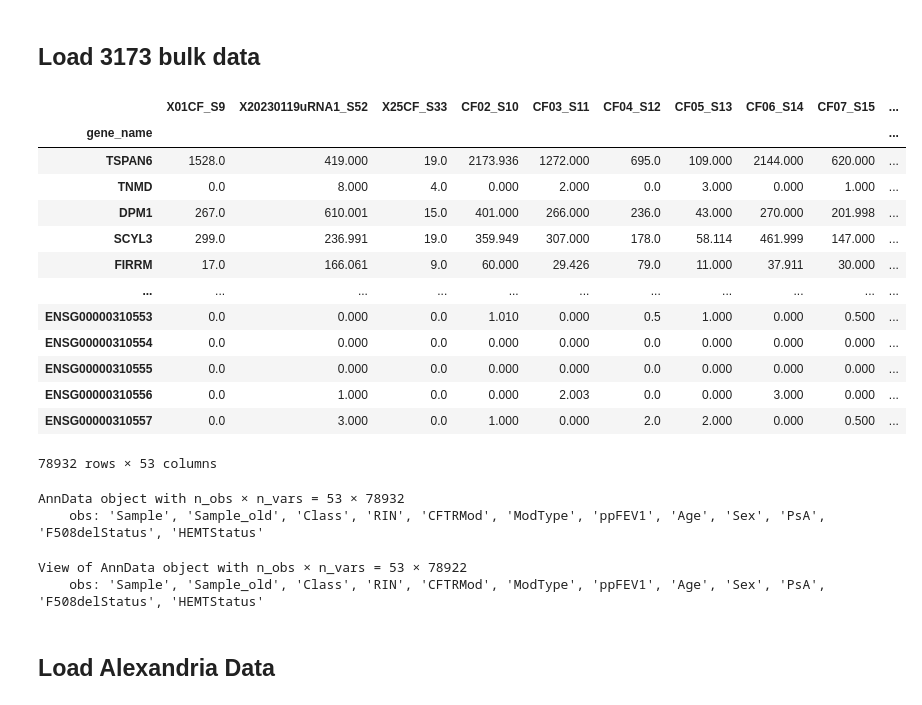
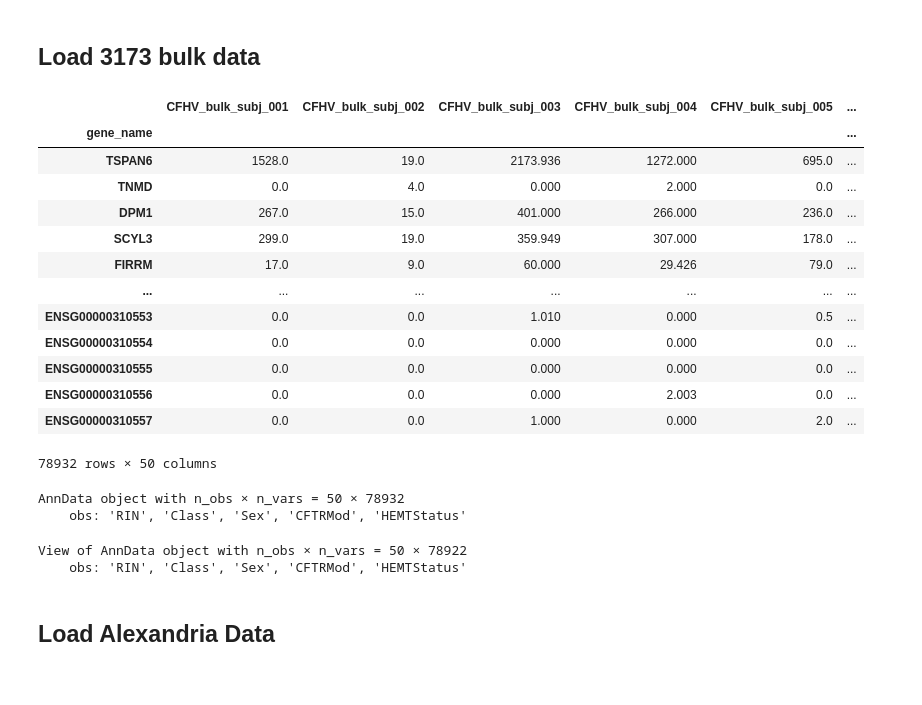
Before and after one commit to tcyb/Cybulski_et_al_2025, a Jupyter notebook: notebooks/08bulk_autogenes.ipynb, the cells around one changed output. Cells and saved outputs as stored; diff of their text form; code cells hidden in the pictures.

```diff
--- a/notebooks/08bulk_autogenes.ipynb
+++ b/notebooks/08bulk_autogenes.ipynb
@@ -57,47 +57,40 @@ def normalize_proportions(data,copy):
 # %% [markdown]
 ## Load 3173 bulk data
 # %%
-DATA_DIR = '../../data/03CF_3173'
-SALMON_DIR = f'{DATA_DIR}/nf_rnaseq_grch38_v113_out/star_salmon'
+CFHV_DATA_DIR = '/home/trc891/projects/cyb/pubs/Cybulski_et_al_2025/data/cfhv_bulk'
+cfhv_demo = pd.read_csv(f'{CFHV_DATA_DIR}/cfhv_bulk_samplesheet.csv')
+tx2gene = pd.read_csv(f'{CFHV_DATA_DIR}/salmon_tx2gene.tsv', sep='\t', names=["TXNAME", "GENEID", "GENENAME"])
 
-nextflow_samples = pd.read_csv(f'{DATA_DIR}/samplesheet.csv')
-demo = pd.read_csv(f'{DATA_DIR}/3173_samples_20240913.csv')
-tx2gene = pd.read_csv(f'{SALMON_DIR}/salmon_tx2gene.tsv', sep='\t', names=["TXNAME", "GENEID", "GENENAME"])
+cfhv_ct_df = pd.read_csv(f'{CFHV_DATA_DIR}/cfhv_bulk.salmon.merged.gene_counts.tsv', sep='\t', index_col=0)
+del cfhv_ct_df['gene_id']
 
-ct_df = pd.read_csv(f'{SALMON_DIR}/salmon.merged.gene_counts.tsv', sep='\t', index_col=1)
-#ct_df = pd.read_csv(f'{SALMON_DIR}/salmon.merged.gene_counts_scaled.tsv', sep='\t', index_col=1)
-
-del ct_df['gene_id']
-
-demo['SampleID'] = ['X{}'.format(x) if x[0].isnumeric() else x for x in demo['SampleID']]
-
-bulk_ds = sc.AnnData(X=ct_df.T, obs=demo.set_index('SampleID'))
+cfhv_bulk_ds = sc.AnnData(X=cfhv_ct_df.T, obs=cfhv_demo.set_index('GEO_ID'))
 # %%
-ct_df
+cfhv_ct_df
 # %% [output]
-|  | X01CF_S9 | X20230119uRNA1_S52 | X25CF_S33 | CF02_S10 | CF03_S11 | CF04_S12 | CF05_S13 | CF06_S14 | CF07_S15 | ... |
-| gene_name |  |  |  |  |  |  |  |  |  | ... |
-| TSPAN6 | 1528.0 | 419.000 | 19.0 | 2173.936 | 1272.000 | 695.0 | 109.000 | 2144.000 | 620.000 | ... |
-| TNMD | 0.0 | 8.000 | 4.0 | 0.000 | 2.000 | 0.0 | 3.000 | 0.000 | 1.000 | ... |
-| DPM1 | 267.0 | 610.001 | 15.0 | 401.000 | 266.000 | 236.0 | 43.000 | 270.000 | 201.998 | ... |
-| SCYL3 | 299.0 | 236.991 | 19.0 | 359.949 | 307.000 | 178.0 | 58.114 | 461.999 | 147.000 | ... |
-| FIRRM | 17.0 | 166.061 | 9.0 | 60.000 | 29.426 | 79.0 | 11.000 | 37.911 | 30.000 | ... |
-| ... | ... | ... | ... | ... | ... | ... | ... | ... | ... | ... |
-| ENSG00000310553 | 0.0 | 0.000 | 0.0 | 1.010 | 0.000 | 0.5 | 1.000 | 0.000 | 0.500 | ... |
-| ENSG00000310554 | 0.0 | 0.000 | 0.0 | 0.000 | 0.000 | 0.0 | 0.000 | 0.000 | 0.000 | ... |
-| ENSG00000310555 | 0.0 | 0.000 | 0.0 | 0.000 | 0.000 | 0.0 | 0.000 | 0.000 | 0.000 | ... |
-| ENSG00000310556 | 0.0 | 1.000 | 0.0 | 0.000 | 2.003 | 0.0 | 0.000 | 3.000 | 0.000 | ... |
-| ENSG00000310557 | 0.0 | 3.000 | 0.0 | 1.000 | 0.000 | 2.0 | 2.000 | 0.000 | 0.500 | ... |
+|  | CFHV_bulk_subj_001 | CFHV_bulk_subj_002 | CFHV_bulk_subj_003 | CFHV_bulk_subj_004 | CFHV_bulk_subj_005 | ... |
+| gene_name |  |  |  |  |  | ... |
+| TSPAN6 | 1528.0 | 19.0 | 2173.936 | 1272.000 | 695.0 | ... |
+| TNMD | 0.0 | 4.0 | 0.000 | 2.000 | 0.0 | ... |
+| DPM1 | 267.0 | 15.0 | 401.000 | 266.000 | 236.0 | ... |
+| SCYL3 | 299.0 | 19.0 | 359.949 | 307.000 | 178.0 | ... |
+| FIRRM | 17.0 | 9.0 | 60.000 | 29.426 | 79.0 | ... |
+| ... | ... | ... | ... | ... | ... | ... |
+| ENSG00000310553 | 0.0 | 0.0 | 1.010 | 0.000 | 0.5 | ... |
+| ENSG00000310554 | 0.0 | 0.0 | 0.000 | 0.000 | 0.0 | ... |
+| ENSG00000310555 | 0.0 | 0.0 | 0.000 | 0.000 | 0.0 | ... |
+| ENSG00000310556 | 0.0 | 0.0 | 0.000 | 2.003 | 0.0 | ... |
+| ENSG00000310557 | 0.0 | 0.0 | 1.000 | 0.000 | 2.0 | ... |
-78932 rows × 53 columns
+78932 rows × 50 columns
 # %%
-bulk_ds
+cfhv_bulk_ds
 # %% [output]
-AnnData object with n_obs × n_vars = 53 × 78932
-    obs: 'Sample', 'Sample_old', 'Class', 'RIN', 'CFTRMod', 'ModType', 'ppFEV1', 'Age', 'Sex', 'PsA', 'F508delStatus', 'HEMTStatus'
+AnnData object with n_obs × n_vars = 50 × 78932
+    obs: 'RIN', 'Class', 'Sex', 'CFTRMod', 'HEMTStatus'
 # %%
-bulk_ds.var_names_make_unique()
-bulk_ds = removeReplicas(bulk_ds) # this takes a while...
+cfhv_bulk_ds.var_names_make_unique()
+cfhv_bulk_ds = removeReplicas(cfhv_bulk_ds) # this takes a while...
 # %% [output]
-View of AnnData object with n_obs × n_vars = 53 × 78922
-    obs: 'Sample', 'Sample_old', 'Class', 'RIN', 'CFTRMod', 'ModType', 'ppFEV1', 'Age', 'Sex', 'PsA', 'F508delStatus', 'HEMTStatus'
+View of AnnData object with n_obs × n_vars = 50 × 78922
+    obs: 'RIN', 'Class', 'Sex', 'CFTRMod', 'HEMTStatus'
 # %%
```
Also changed, not shown: parts of 44 cells of this notebook.
